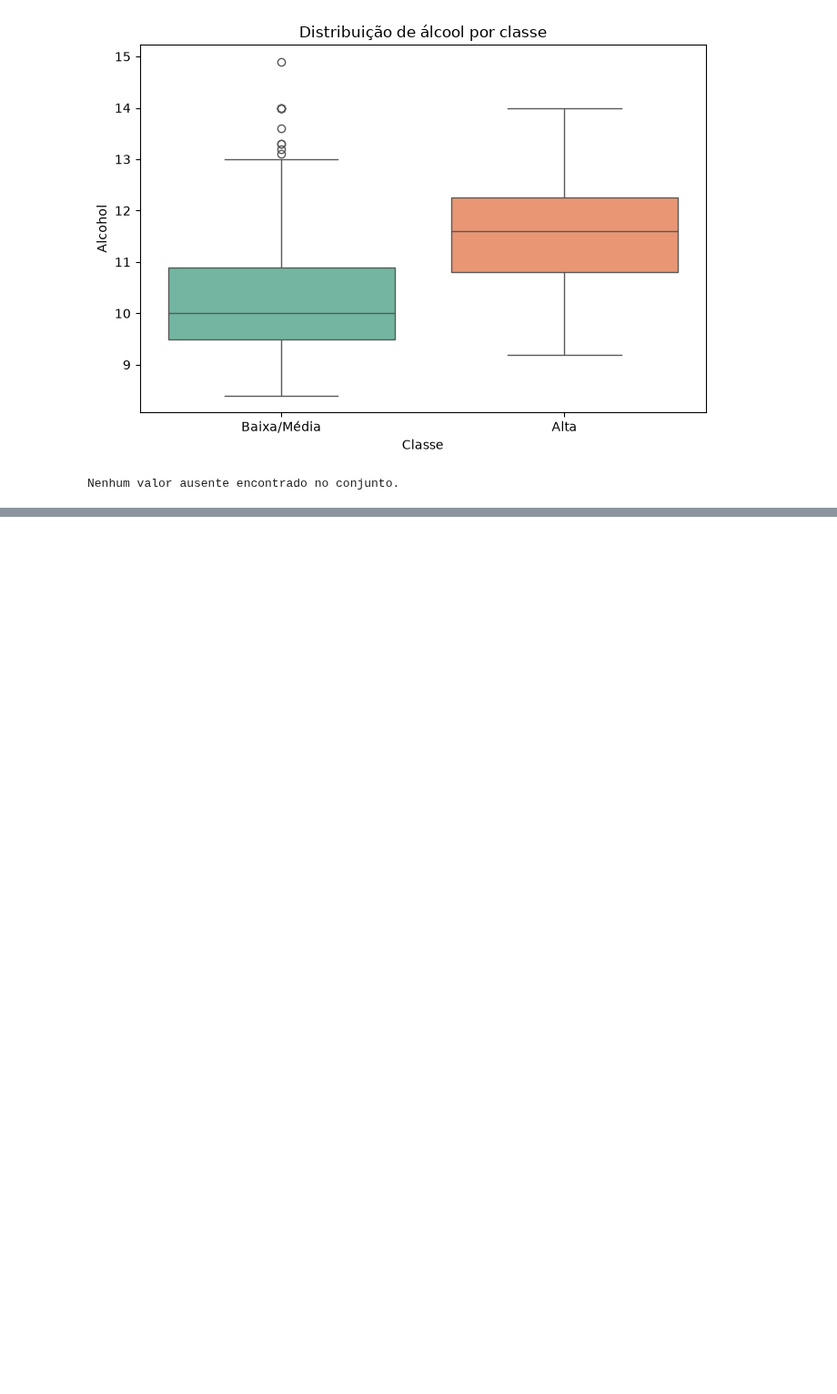
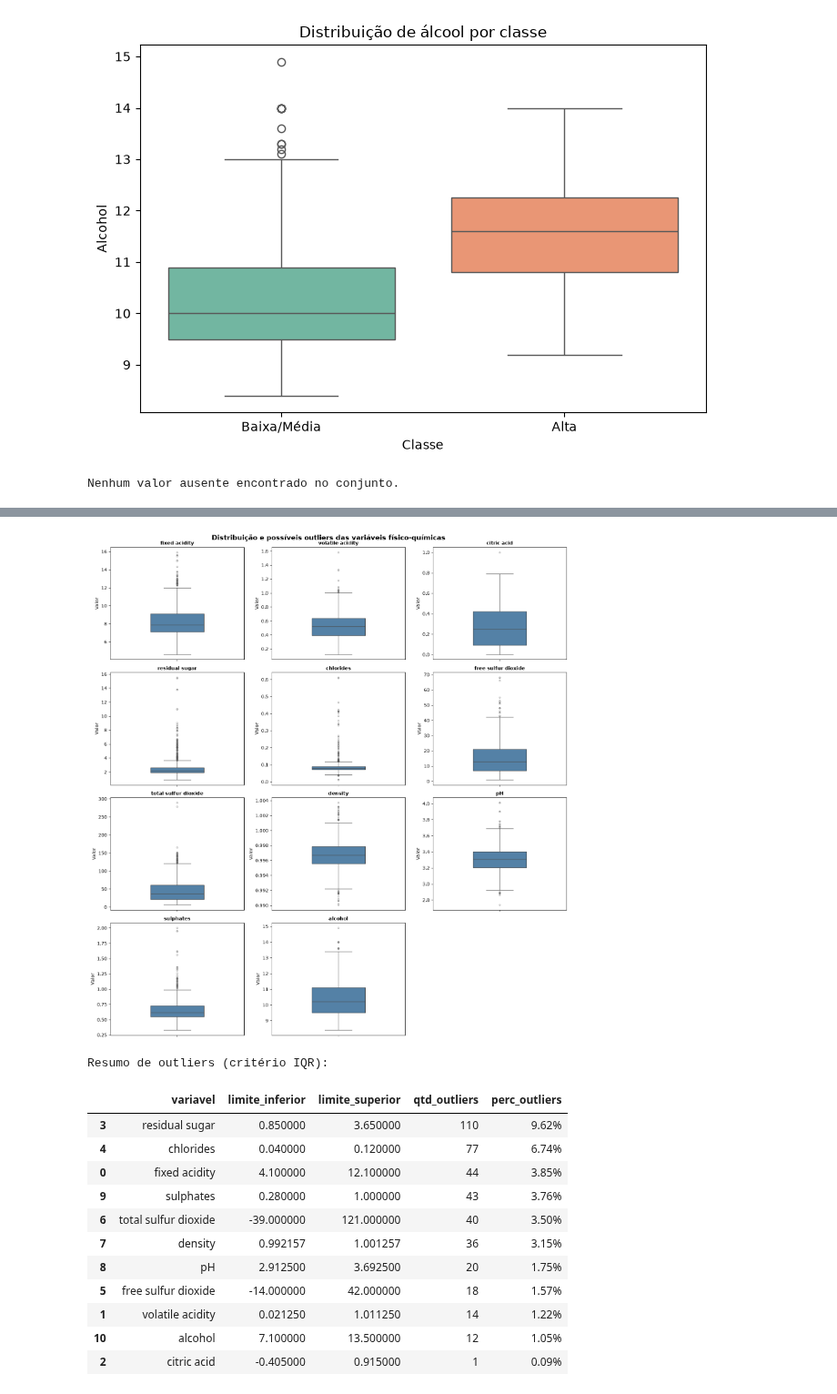
Before and after one commit to Milhousepaulojean/PosTech--DataAnalytics, a Jupyter notebook: Fase 2/TechChallenge/notebooks/01_eda.ipynb, the cells around one changed output, grey strips where cells are left out. Shown at 91% size. Saved outputs shown, nothing was run; the diff lists cells and outputs as text; code cells hidden in the pictures; blank space fills up the shorter version.

```diff
--- a/Fase 2/TechChallenge/notebooks/01_eda.ipynb
+++ b/Fase 2/TechChallenge/notebooks/01_eda.ipynb
@@ -144,3 +150,83 @@ Nenhum valor ausente encontrado no conjunto.
+# %%
+colunas = [
+    "fixed acidity", "volatile acidity", "citric acid",
+    "residual sugar", "chlorides", "free sulfur dioxide",
+    "total sulfur dioxide", "density", "pH", "sulphates",
+    "alcohol"
+]
+
+ncols = 3
+nrows = (len(colunas) + ncols - 1) // ncols
+
+fig, axes = plt.subplots(nrows, ncols, figsize=(15, 4 * nrows))
+axes = axes.flatten()
+
+for i, coluna in enumerate(colunas):
+    sns.boxplot(
+        data=df,
+        y=coluna,
+        ax=axes[i],
+        color="steelblue",
+        width=0.4,
+        flierprops={"marker": "o", "markersize": 3, "alpha": 0.5},
+    )
+    axes[i].set_title(coluna, fontsize=11, fontweight="bold")
+    axes[i].set_xlabel("")
+    axes[i].set_ylabel("Valor")
+
+for ax in axes[len(colunas):]:
+    ax.set_visible(False)
+
+fig.suptitle(
+    "Distribuição e possíveis outliers das variáveis físico-químicas",
+    fontsize=15,
+    fontweight="bold",
+)
+fig.tight_layout()
+plt.show()
+
+outlier_summary = []
+for coluna in colunas:
+    q1 = df[coluna].quantile(0.25)
+    q3 = df[coluna].quantile(0.75)
+    iqr = q3 - q1
+    lim_inf = q1 - 1.5 * iqr
+    lim_sup = q3 + 1.5 * iqr
+
+    mask_outlier = (df[coluna] < lim_inf) | (df[coluna] > lim_sup)
+    qtd_outliers = int(mask_outlier.sum())
+    perc_outliers = 100 * qtd_outliers / len(df)
+
+    outlier_summary.append(
+        {
+            "variavel": coluna,
+            "limite_inferior": lim_inf,
+            "limite_superior": lim_sup,
+            "qtd_outliers": qtd_outliers,
+            "perc_outliers": perc_outliers,
+        }
+    )
+
+outlier_df = pd.DataFrame(outlier_summary).sort_values(
+    by="perc_outliers", ascending=False
+)
+print("Resumo de outliers (critério IQR):")
+display(outlier_df.style.format({"perc_outliers": "{:.2f}%"}))
+# %% [output]
+[figure, added]
+Resumo de outliers (critério IQR):
+|  | variavel | limite_inferior | limite_superior | qtd_outliers | perc_outliers |
+| 3 | residual sugar | 0.850000 | 3.650000 | 110 | 9.62% |
+| 4 | chlorides | 0.040000 | 0.120000 | 77 | 6.74% |
+| 0 | fixed acidity | 4.100000 | 12.100000 | 44 | 3.85% |
+| 9 | sulphates | 0.280000 | 1.000000 | 43 | 3.76% |
+| 6 | total sulfur dioxide | -39.000000 | 121.000000 | 40 | 3.50% |
+| 7 | density | 0.992157 | 1.001257 | 36 | 3.15% |
+| 8 | pH | 2.912500 | 3.692500 | 20 | 1.75% |
+| 5 | free sulfur dioxide | -14.000000 | 42.000000 | 18 | 1.57% |
+| 1 | volatile acidity | 0.021250 | 1.011250 | 14 | 1.22% |
+| 10 | alcohol | 7.100000 | 13.500000 | 12 | 1.05% |
+| 2 | citric acid | -0.405000 | 0.915000 | 1 | 0.09% |
 # %% [markdown]
 ## Interpretação do EDA
 
```
Also changed, not shown: parts of 2 cells of this notebook, 11 other files.
